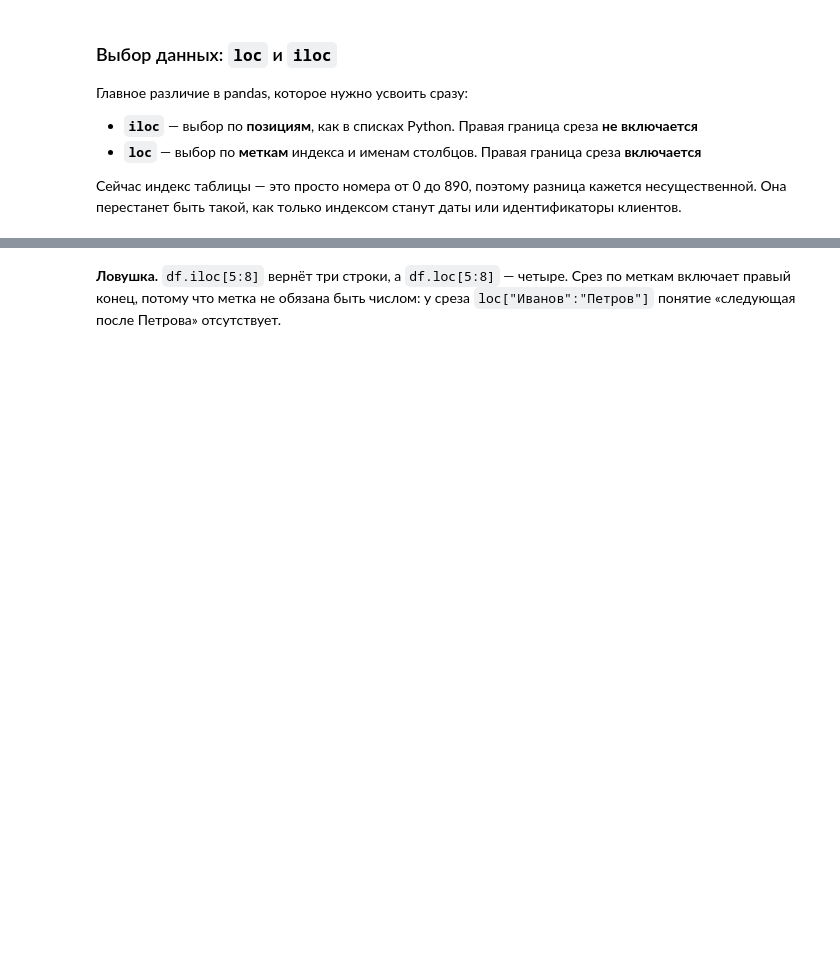
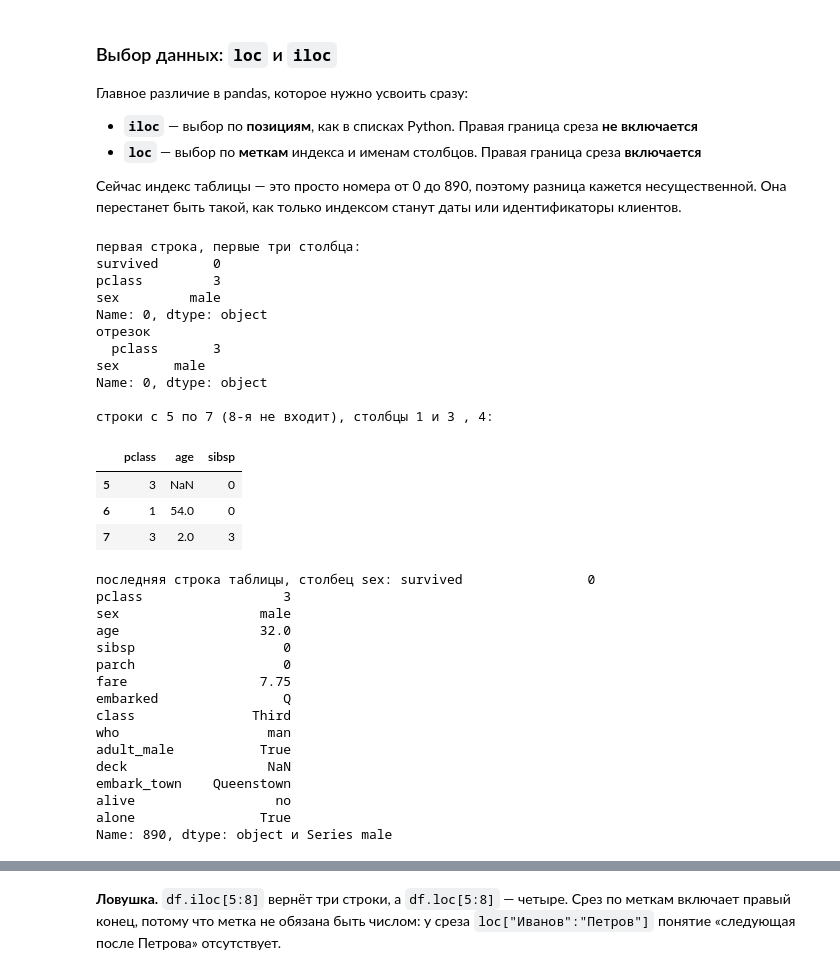
Before and after one commit to Spelaya-melon-X/ml-course-hse, a Jupyter notebook: practise/practice01_intro.ipynb, the cells around one changed output, grey strips where cells are left out. Drawn from its saved outputs; the diff is of its cells as text; code cells hidden in the pictures; blank space fills up the shorter version.

```diff
--- a/practise/practice01_intro.ipynb
+++ b/practise/practice01_intro.ipynb
@@ -307,13 +370,48 @@ print("\nтип df[['age']]:", type(df[["age"]]).__name__)
 Сейчас индекс таблицы — это просто номера от 0 до 890, поэтому разница кажется несущественной. Она перестанет быть такой, как только индексом станут даты или идентификаторы клиентов.
 # %%
 # iloc: строки и столбцы по номерам
+
 print("первая строка, первые три столбца:")
 print(df.iloc[0, :3])
 
-print("\nстроки с 5 по 7 (8-я не входит), столбцы 1 и 3:")
-display(df.iloc[5:8, [1, 3]])
+print("отрезок\n " , df.iloc[0,[ 1,2 ]])
 
-print("\nпоследняя строка таблицы, столбец fare:", df.iloc[-1]["fare"])
+print("\nстроки с 5 по 7 (8-я не входит), столбцы 1 и 3 , 4:")
+display(df.iloc[5:8, [1, 3 ,4]])
+
+print("\nпоследняя строка таблицы, столбец sex:", df.iloc[-1] , "и" , type(df.iloc[-1]).__name__  , df.iloc[-1 ]["sex"])
+# %% [output]
+первая строка, первые три столбца:
+survived       0
+pclass         3
+sex         male
+Name: 0, dtype: object
+отрезок
+  pclass       3
+sex       male
+Name: 0, dtype: object
+
+строки с 5 по 7 (8-я не входит), столбцы 1 и 3 , 4:
+|  | pclass | age | sibsp |
+| 5 | 3 | NaN | 0 |
+| 6 | 1 | 54.0 | 0 |
+| 7 | 3 | 2.0 | 3 |
+последняя строка таблицы, столбец sex: survived                0
+pclass                  3
+sex                  male
+age                  32.0
+sibsp                   0
+parch                   0
+fare                 7.75
+embarked                Q
+class               Third
+who                   man
+adult_male           True
+deck                  NaN
+embark_town    Queenstown
+alive                  no
+alone                True
+Name: 890, dtype: object и Series male
 # %%
 # loc: то же самое, но по именам
 print("строки с меткой 5 по 8 включительно, выбранные столбцы:")
```
Also changed, not shown: parts of 10 cells of this notebook.
